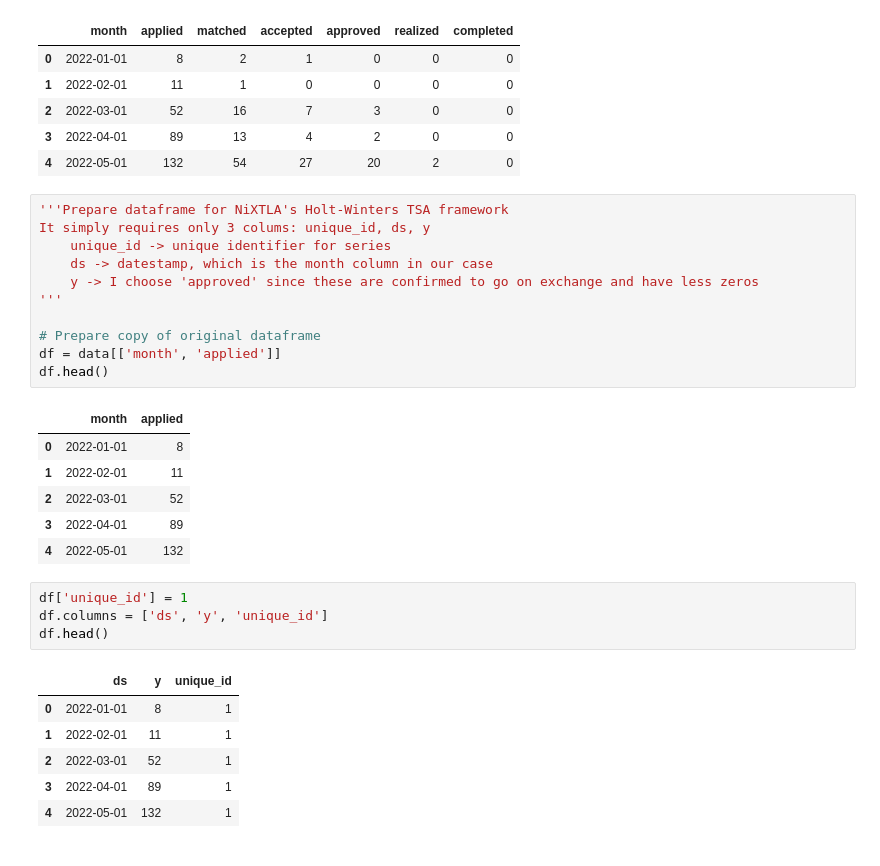
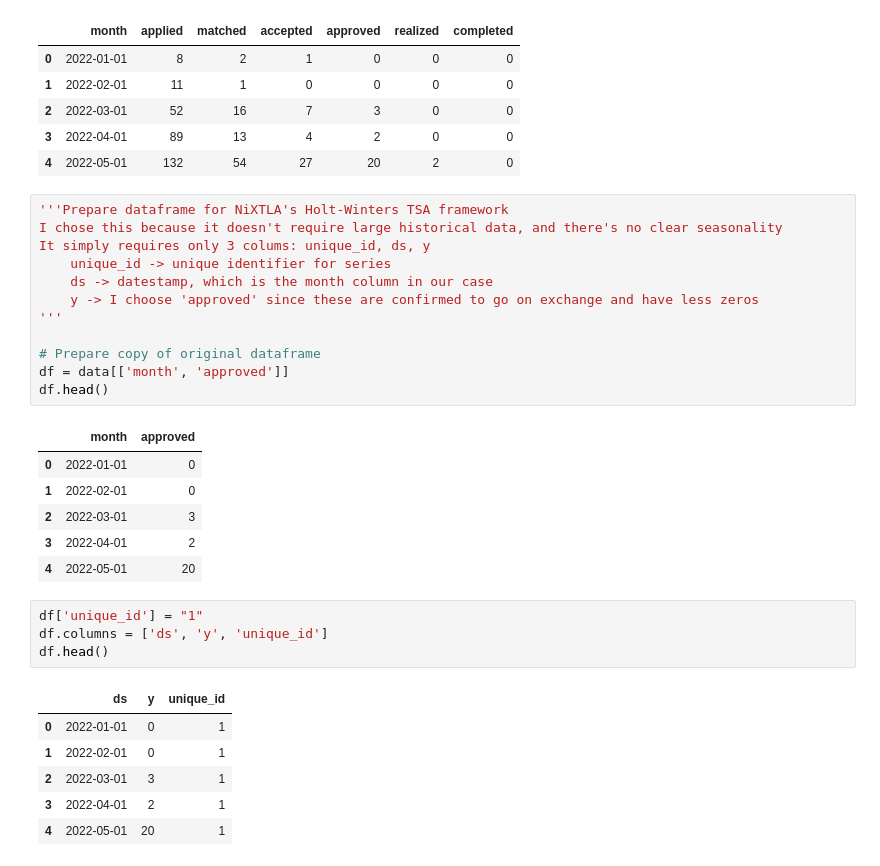
Before and after one commit to naythe10/aiesec-tz-nid, a Jupyter notebook: notebooks/04-forecasting.ipynb, the cells around one changed output. Cells and saved outputs as stored; diff of their text form.

```diff
--- a/notebooks/04-forecasting.ipynb
+++ b/notebooks/04-forecasting.ipynb
@@ -41,31 +41,32 @@ data.head()
 | 4 | 2022-05-01 | 132 | 54 | 27 | 20 | 2 | 0 |
 # %%
 '''Prepare dataframe for NiXTLA's Holt-Winters TSA framework
+I chose this because it doesn't require large historical data, and there's no clear seasonality
 It simply requires only 3 colums: unique_id, ds, y
     unique_id -> unique identifier for series
     ds -> datestamp, which is the month column in our case
     y -> I choose 'approved' since these are confirmed to go on exchange and have less zeros
 '''
 
 # Prepare copy of original dataframe
-df = data[['month', 'applied']]
+df = data[['month', 'approved']]
 df.head()
 # %% [output]
-|  | month | applied |
-| 0 | 2022-01-01 | 8 |
-| 1 | 2022-02-01 | 11 |
-| 2 | 2022-03-01 | 52 |
-| 3 | 2022-04-01 | 89 |
-| 4 | 2022-05-01 | 132 |
+|  | month | approved |
+| 0 | 2022-01-01 | 0 |
+| 1 | 2022-02-01 | 0 |
+| 2 | 2022-03-01 | 3 |
+| 3 | 2022-04-01 | 2 |
+| 4 | 2022-05-01 | 20 |
 # %%
-df['unique_id'] = 1
+df['unique_id'] = "1"
 df.columns = ['ds', 'y', 'unique_id']
 df.head()
 # %% [output]
 |  | ds | y | unique_id |
-| 0 | 2022-01-01 | 8 | 1 |
-| 1 | 2022-02-01 | 11 | 1 |
-| 2 | 2022-03-01 | 52 | 1 |
-| 3 | 2022-04-01 | 89 | 1 |
-| 4 | 2022-05-01 | 132 | 1 |
+| 0 | 2022-01-01 | 0 | 1 |
+| 1 | 2022-02-01 | 0 | 1 |
+| 2 | 2022-03-01 | 3 | 1 |
+| 3 | 2022-04-01 | 2 | 1 |
+| 4 | 2022-05-01 | 20 | 1 |
 # %%
```
Also changed, not shown: parts of 8 cells of this notebook, 6 other files.
